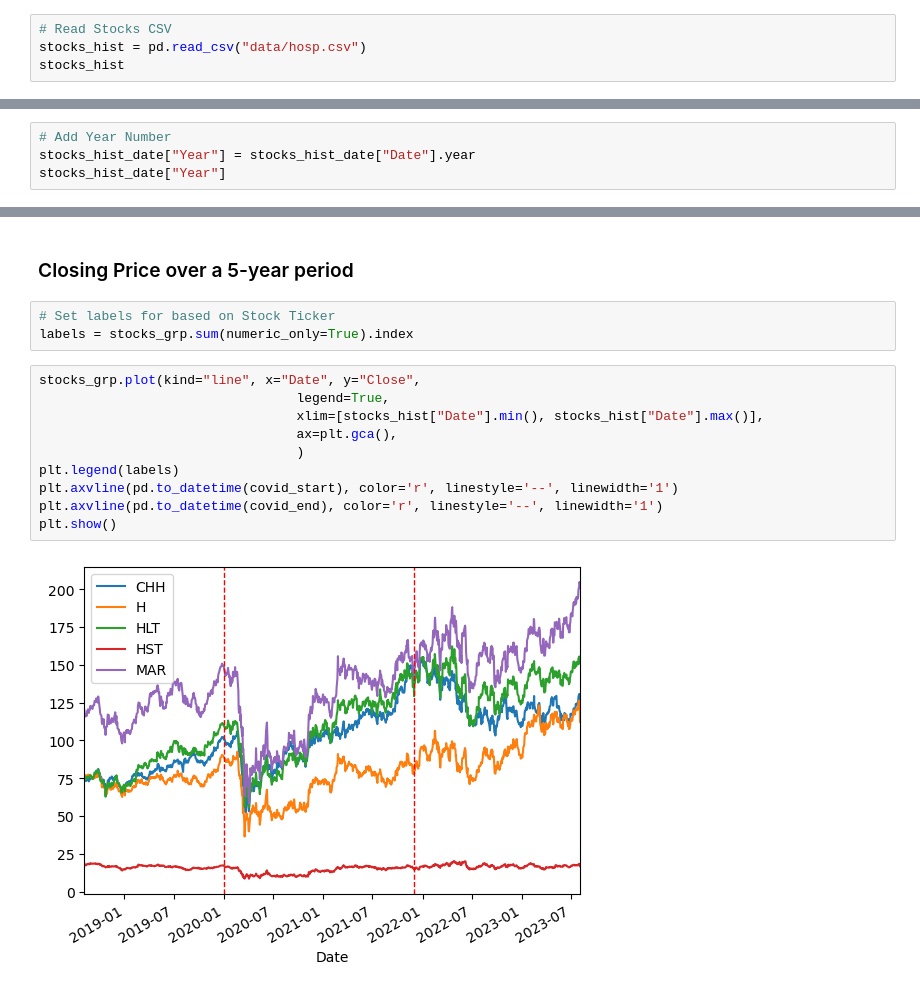
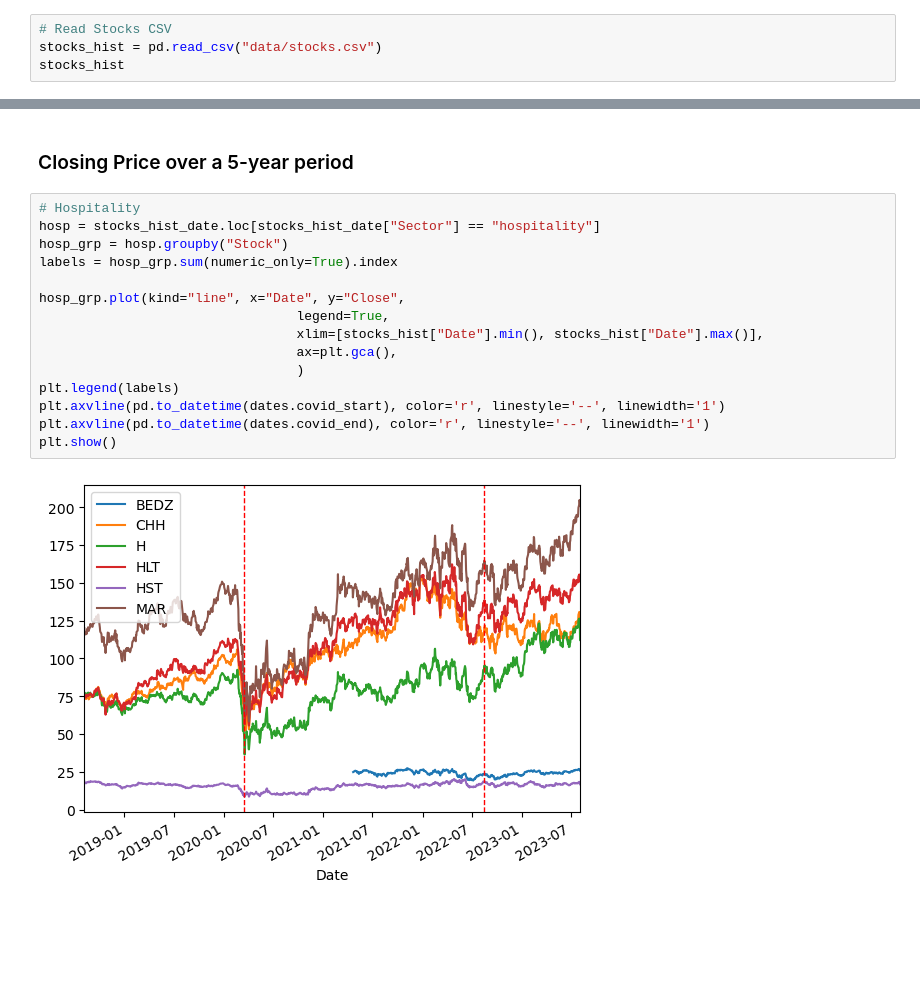
Before and after one commit to desireetrevino/Project1_Team2, a Jupyter notebook: hosp.ipynb, the cells around one changed output, grey strips where cells are left out. Cells and saved outputs as stored; diff of their text form; blank space fills up the shorter version.

```diff
--- a/hosp.ipynb
+++ b/hosp.ipynb
@@ -24,6 +37,6 @@ H | Hyatt Hotels Corp
 <!-- ABNB | Airbnb Inc -->
 # %%
 # Read Stocks CSV
-stocks_hist = pd.read_csv("data/hosp.csv")
+stocks_hist = pd.read_csv("data/stocks.csv")
 stocks_hist
 # %% [output]
@@ -44,7 +57,3 @@ stocks_hist
 # convert csv read date string back to date
 stocks_hist_date = stocks_hist.copy()
 stocks_hist_date['Date'] = pd.to_datetime(stocks_hist['Date'])
-# %%
-# Add Year Number
-stocks_hist_date["Year"] = stocks_hist_date["Date"].year
-stocks_hist_date["Year"]
@@ -95,17 +60,19 @@ dtype: object
 # %% [markdown]
 ### Closing Price over a 5-year period
-# %%
-# Set labels for based on Stock Ticker
-labels = stocks_grp.sum(numeric_only=True).index
 # %%
-stocks_grp.plot(kind="line", x="Date", y="Close",
+# Hospitality
+hosp = stocks_hist_date.loc[stocks_hist_date["Sector"] == "hospitality"]
+hosp_grp = hosp.groupby("Stock")
+labels = hosp_grp.sum(numeric_only=True).index
+
+hosp_grp.plot(kind="line", x="Date", y="Close",
                                  legend=True,
                                  xlim=[stocks_hist["Date"].min(), stocks_hist["Date"].max()],
                                  ax=plt.gca(),
                                  )
 plt.legend(labels)
-plt.axvline(pd.to_datetime(covid_start), color='r', linestyle='--', linewidth='1')
-plt.axvline(pd.to_datetime(covid_end), color='r', linestyle='--', linewidth='1')
+plt.axvline(pd.to_datetime(dates.covid_start), color='r', linestyle='--', linewidth='1')
+plt.axvline(pd.to_datetime(dates.covid_end), color='r', linestyle='--', linewidth='1')
 plt.show()
 # %% [output]
-[figure, old version]
+[figure, new version]
```
Also changed, not shown: parts of 18 cells of this notebook, 4 other files.
